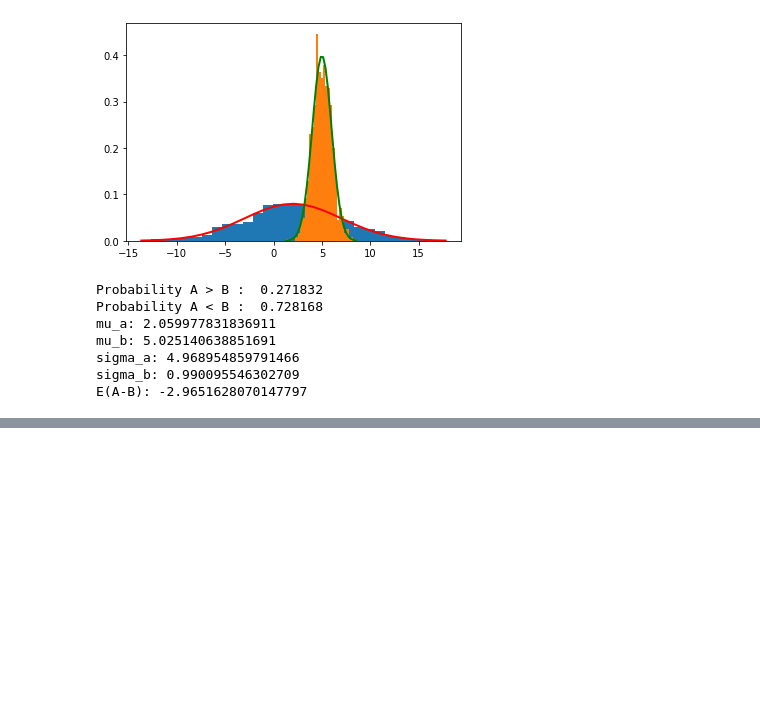
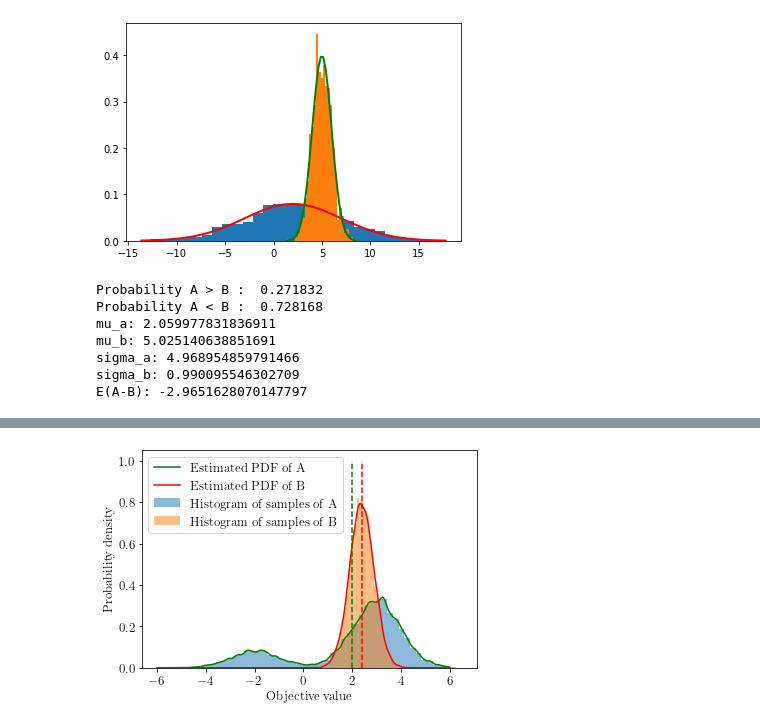
Before and after one commit to industrial-optimization-group/TreedGP_MOEA, a Jupyter notebook: scratch_codes/prob_montecarlo.ipynb, the cells around one changed output, grey strips where cells are left out. Saved outputs shown, nothing was run; the diff lists cells and outputs as text; code cells hidden in the pictures; blank space fills up the shorter version.

Commit message:
updated prob montecarlo

```diff
--- a/scratch_codes/prob_montecarlo.ipynb
+++ b/scratch_codes/prob_montecarlo.ipynb
@@ -107,0 +55,74 @@ E(A)-E(B): -0.5002787751524478
+# %%
+from sklearn.neighbors import KernelDensity
+from matplotlib import rc
+n_samples = 10000
+mu_a = 1
+mu_b = 4.5
+sigma_a = 10
+sigma_b = 0.1
+rc('font',**{'family':'serif','serif':['Helvetica']})
+rc('text', usetex=True)
+plt.rcParams.update({'font.size': 13})
+#a = skewnorm.rvs(5, loc=mu_a, scale=sigma_a, size=n_samples).astype(np.int)
+#b = skewnorm.rvs(-5, loc=mu_b, scale=sigma_b, size=n_samples).astype(np.int)
+
+#a = np.concatenate((np.random.normal(0, 0.1, int(0.2 * n_samples)),
+#                    np.random.normal(5, 0.1, int(0.8 * n_samples))))
+
+#b=np.random.normal(mu_b,sigma_b,n_samples)
+
+a = np.concatenate((np.random.normal(-2, 1, int(0.2 * n_samples)),
+                    np.random.normal(3, 1, int(0.8 * n_samples))))
+
+b=np.random.normal(2.4,0.5,n_samples)
+
+#a1 = np.zeros(200)
+#a2 = np.ones(800)*5
+#a= np.concatenate((a1, a2), axis=None)
+#b=np.ones(1000)*4.5
+kde_a = KernelDensity(kernel='gaussian', bandwidth=1.06*np.std(b)/np.power(n_samples, (1/5))).fit(a.reshape(-1,1))
+kde_b = KernelDensity(kernel='gaussian', bandwidth=1.06*np.std(b)/np.power(n_samples, (1/5))).fit(b.reshape(-1,1))
+x=np.linspace(-6, 6.0, num=2000)
+kde_y_a = np.exp(kde_a.score_samples(x.reshape(-1,1)))
+kde_y_b = np.exp(kde_b.score_samples(x.reshape(-1,1)))
+
+fig, ax = plt.subplots()
+ax.set_xlabel(r'Objective value')
+ax.set_ylabel(r'Probability density')
+count, bins, ignored = ax.hist(a, 50, density=True, alpha=0.5, label=r'Histogram of samples of A')
+count, bins, ignored = ax.hist(b, 50, density=True, alpha=0.5, label=r'Histogram of samples of B')
+ax.plot(x,kde_y_a, label = r'Estimated PDF of A',color='g')
+ax.plot(x,kde_y_b, label = r'Estimated PDF of B',color='r')
+ex_a=np.mean(a)
+ex_b=np.mean(b)
+ax.plot([ex_a,ex_a],[0,1],color = 'g',  linestyle='dashed')
+ax.plot([ex_b,ex_b],[0,1],color = 'r', linestyle='dashed')
+#plt.plot(bins, 1/(sigma_a * np.sqrt(2 * np.pi)) *
+
+#            np.exp( - (bins - mu_a)**2 / (2 * sigma_a**2) ),
+
+        #linewidth=2, color='r')
+
+#plt.plot(bins, 1/(sigma_b * np.sqrt(2 * np.pi)) *
+#
+#            np.exp( - (bins - mu_b)**2 / (2 * sigma_b**2) ),
+#
+#        linewidth=2, color='g')
+ax.legend()
+plt.show()
+fig.tight_layout()
+fig.savefig('Distribution_expectation_2.pdf')
+a_final=np.tile(a,(n_samples,1))
+b_final=np.transpose(np.tile(b,(n_samples,1)))
+prob = np.sum(a_final>b_final)/(n_samples**2)
+print("Probability A > B : ", prob)
+prob = np.sum(a_final<b_final)/(n_samples**2)
+print("Probability A < B : ", prob)
+print("mu_a:",np.mean(a))
+print("mu_b:",np.mean(b))
+print("sigma_a:",np.std(a))
+print("sigma_b:",np.std(b))
+print("E(A-B):",np.mean(a_final-b_final))
+print("E(A)-E(B):",np.mean(a)-np.mean(b))
+# %% [output]
+[figure, added]
```
Also changed, not shown: parts of 2 cells of this notebook, 1 other file.
